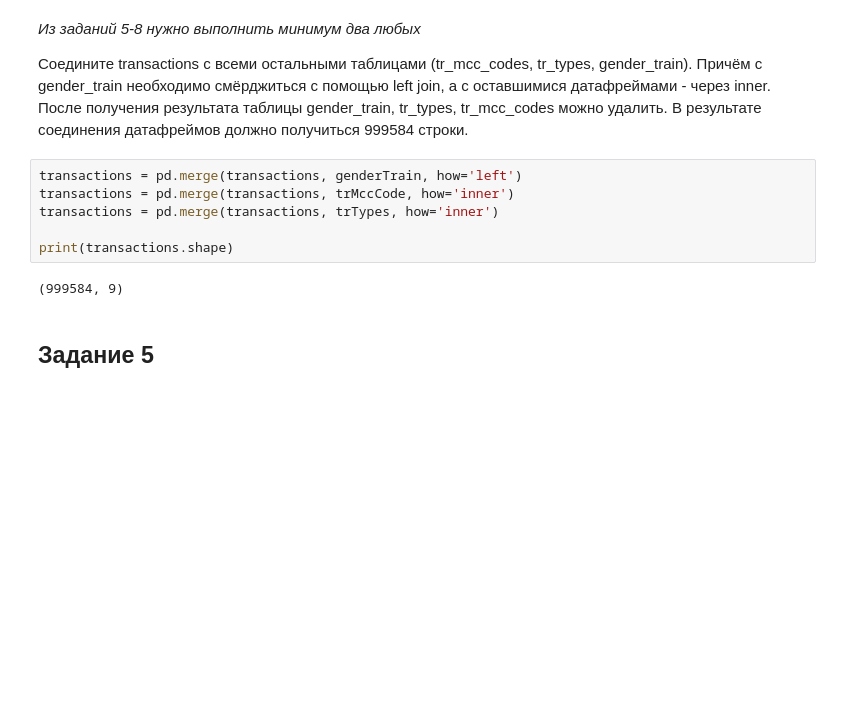
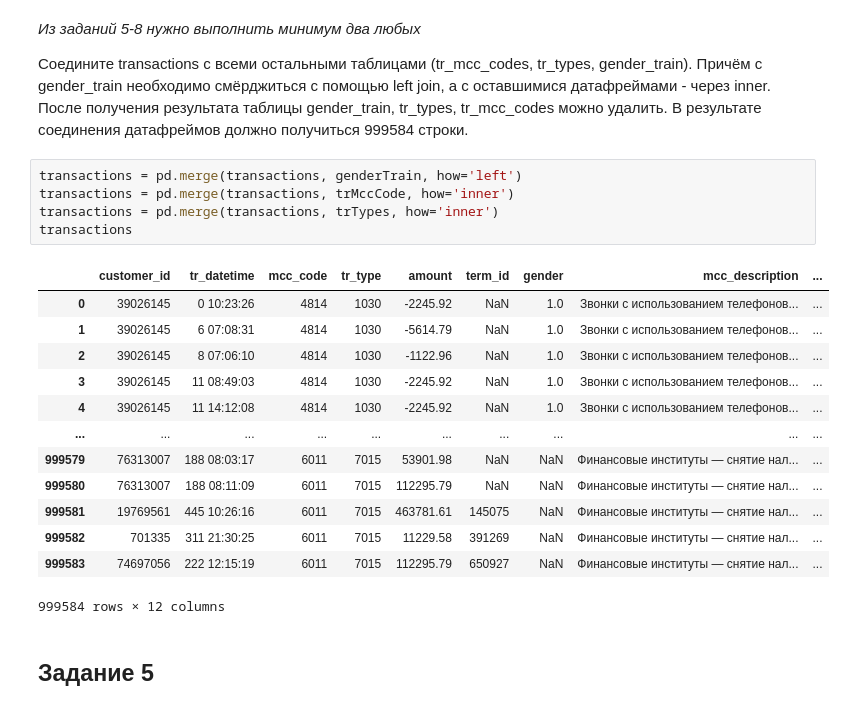
Before and after one commit to BugPersonality/ML, a Jupyter notebook: Lab2Dubov.ipynb, the cells around one changed output. Cells and saved outputs as stored; diff of their text form; blank space fills up the shorter version.

```diff
--- a/Lab2Dubov.ipynb
+++ b/Lab2Dubov.ipynb
@@ -195,11 +195,22 @@ customer_id: 70780820, mean: -20.694945765423416, median: 8803.99
 # %%
 transactions = pd.merge(transactions, genderTrain, how='left')
 transactions = pd.merge(transactions, trMccCode, how='inner')
 transactions = pd.merge(transactions, trTypes, how='inner')
-
-print(transactions.shape)
+transactions
 # %% [output]
+|  | customer_id | tr_datetime | mcc_code | tr_type | amount | term_id | gender | mcc_description | ... |
+| 0 | 39026145 | 0 10:23:26 | 4814 | 1030 | -2245.92 | NaN | 1.0 | Звонки с использованием телефонов... | ... |
+| 1 | 39026145 | 6 07:08:31 | 4814 | 1030 | -5614.79 | NaN | 1.0 | Звонки с использованием телефонов... | ... |
+| 2 | 39026145 | 8 07:06:10 | 4814 | 1030 | -1122.96 | NaN | 1.0 | Звонки с использованием телефонов... | ... |
+| 3 | 39026145 | 11 08:49:03 | 4814 | 1030 | -2245.92 | NaN | 1.0 | Звонки с использованием телефонов... | ... |
+| 4 | 39026145 | 11 14:12:08 | 4814 | 1030 | -2245.92 | NaN | 1.0 | Звонки с использованием телефонов... | ... |
+| ... | ... | ... | ... | ... | ... | ... | ... | ... | ... |
+| 999579 | 76313007 | 188 08:03:17 | 6011 | 7015 | 53901.98 | NaN | NaN | Финансовые институты — снятие нал... | ... |
+| 999580 | 76313007 | 188 08:11:09 | 6011 | 7015 | 112295.79 | NaN | NaN | Финансовые институты — снятие нал... | ... |
+| 999581 | 19769561 | 445 10:26:16 | 6011 | 7015 | 463781.61 | 145075 | NaN | Финансовые институты — снятие нал... | ... |
+| 999582 | 701335 | 311 21:30:25 | 6011 | 7015 | 11229.58 | 391269 | NaN | Финансовые институты — снятие нал... | ... |
+| 999583 | 74697056 | 222 12:15:19 | 6011 | 7015 | 112295.79 | 650927 | NaN | Финансовые институты — снятие нал... | ... |
-(999584, 9)
+999584 rows × 12 columns
 # %% [markdown]
 ## Задание 5
 # %% [markdown]
```
Also changed, not shown: parts of 4 cells of this notebook.
